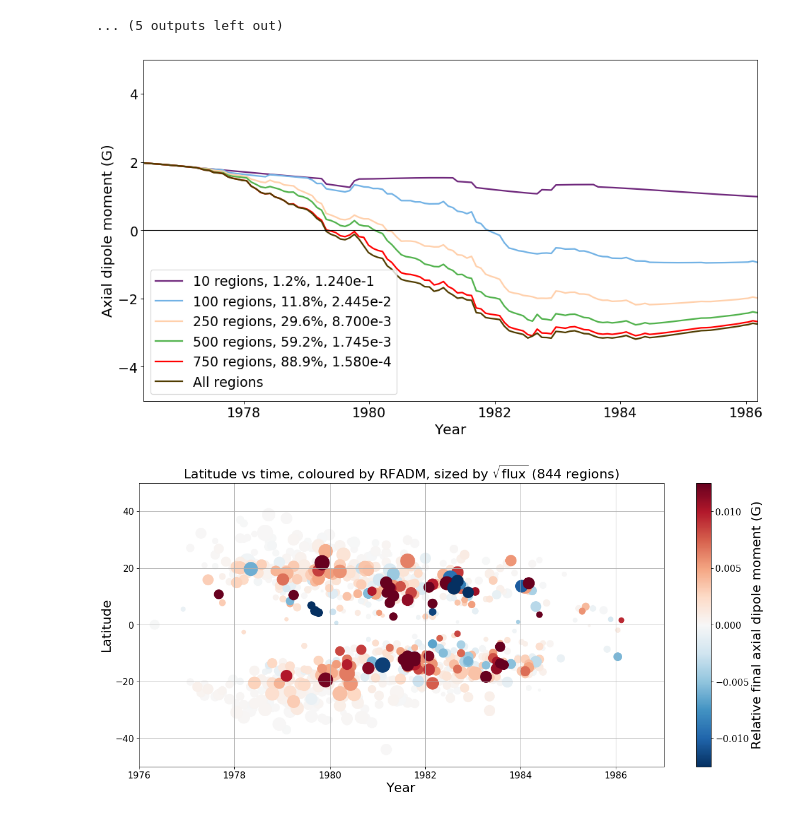
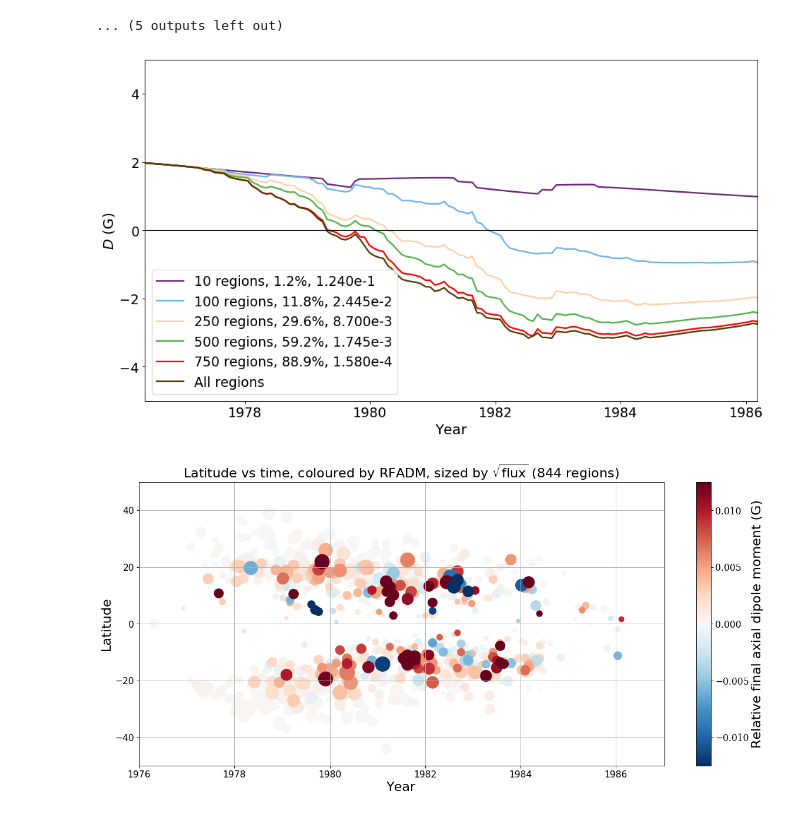
Before and after one commit to twhitbread/python-scatter, a Jupyter notebook: pythonscatter_c21_threecycles_decay.ipynb, the cells around one changed output. Drawn from its saved outputs; the diff is of its cells as text; code cells hidden in the pictures.

```diff
--- a/pythonscatter_c21_threecycles_decay.ipynb
+++ b/pythonscatter_c21_threecycles_decay.ipynb
@@ -369,35 +369,35 @@ plt.show()
 brown = (80/255,60/255,0)
 green = (81/255,178/255,76/255)
 blue = (114/255,178/255,229/255)
 purple = (111/255,40/255,124/255)
 peach = (1,208/255,171/255)
 
 timeyear = (np.arange(1,133)*27.27+121)/365.25+1976
 
 axdipole_10 = np.fromfile('axdipole_10_c21_threecycles_decay.dat',dtype=np.float32)
 axdipole_100 = np.fromfile('axdipole_100_c21_threecycles_decay.dat',dtype=np.float32)
 axdipole_250 = np.fromfile('axdipole_250_c21_threecycles_decay.dat',dtype=np.float32)
 axdipole_500 = np.fromfile('axdipole_500_c21_threecycles_decay.dat',dtype=np.float32)
 axdipole_750 = np.fromfile('axdipole_750_c21_threecycles_decay.dat',dtype=np.float32)
 
 fig2 = plt.figure(figsize=(14,8), dpi= 80, facecolor='w', edgecolor='k')
 plt.plot(timeyear,axdipole_10,color=purple,lw=2,label='10 regions, 1.2%, 1.240e-1')
 plt.plot(timeyear,axdipole_100,color=blue,lw=2,label='100 regions, 11.8%, 2.445e-2')
 plt.plot(timeyear,axdipole_250,color=peach,lw=2,label='250 regions, 29.6%, 8.700e-3')
 plt.plot(timeyear,axdipole_500,color=green,lw=2,label='500 regions, 59.2%, 1.745e-3')
 plt.plot(timeyear,axdipole_750,'red',lw=2,label='750 regions, 88.9%, 1.580e-4')
 plt.plot(timeyear,axdipole2,color=brown,lw=2,label='All regions')
 plt.plot((timeyear[0],timeyear[131]), (0, 0), 'k-',lw=1)
 plt.xlim(timeyear[0],timeyear[131])
 plt.ylim(-5,5)
 plt.xlabel('Year',fontsize=18)
-plt.ylabel('Axial dipole moment (G)',fontsize=18)
+plt.ylabel('$D$ (G)',fontsize=18)
 plt.legend()
 plt.show()
 
 #plt.savefig('/home/grads/xsxs53/Documents/phd/Papers/regions_axd/c21_5profiles.eps', format='eps', dpi=300,bbox_inches='tight')
 # %% [output]
-[figure, old version]
+[figure, new version]
 # %%
 fig2 = plt.figure(figsize=(18,8), dpi= 80, facecolor='w', edgecolor='k')
 plt.scatter((b[3]*27.27+121)/365.25+1976,b[2],200*np.sqrt(abs(b[0])),b[4],cmap='RdBu_r',vmin=-0.0125,vmax=0.0125)
```
Also changed, not shown: parts of 2 cells of this notebook.
